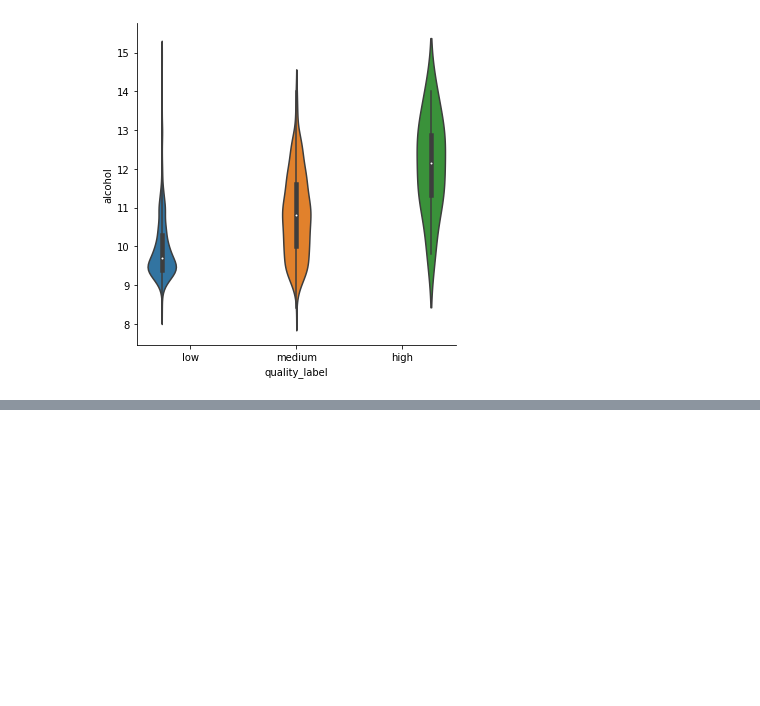
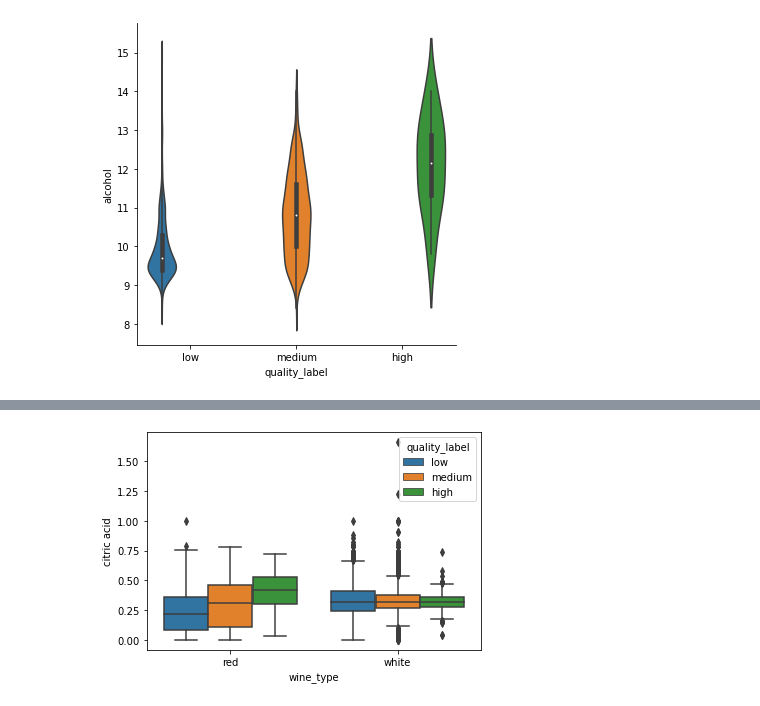
Before and after one commit to Anitagg1/Phyton-Workshop, a Jupyter notebook: Wine Project.ipynb, the cells around one changed output, grey strips where cells are left out. Cells and saved outputs as stored; diff of their text form; code cells hidden in the pictures; blank space fills up the shorter version.

```diff
--- a/Wine Project.ipynb
+++ b/Wine Project.ipynb
@@ -407,0 +415,6 @@ SyntaxError: invalid syntax (<ipython-input-92-54aeb307fc60>, line 1)
+# %%
+# citric acid
+
+ingredient3 = sns.boxplot(x="wine_type", y="citric acid", data=wines, hue = 'quality_label')
+# %% [output]
+[figure, added]
```
Also changed, not shown: parts of 6 cells of this notebook.
